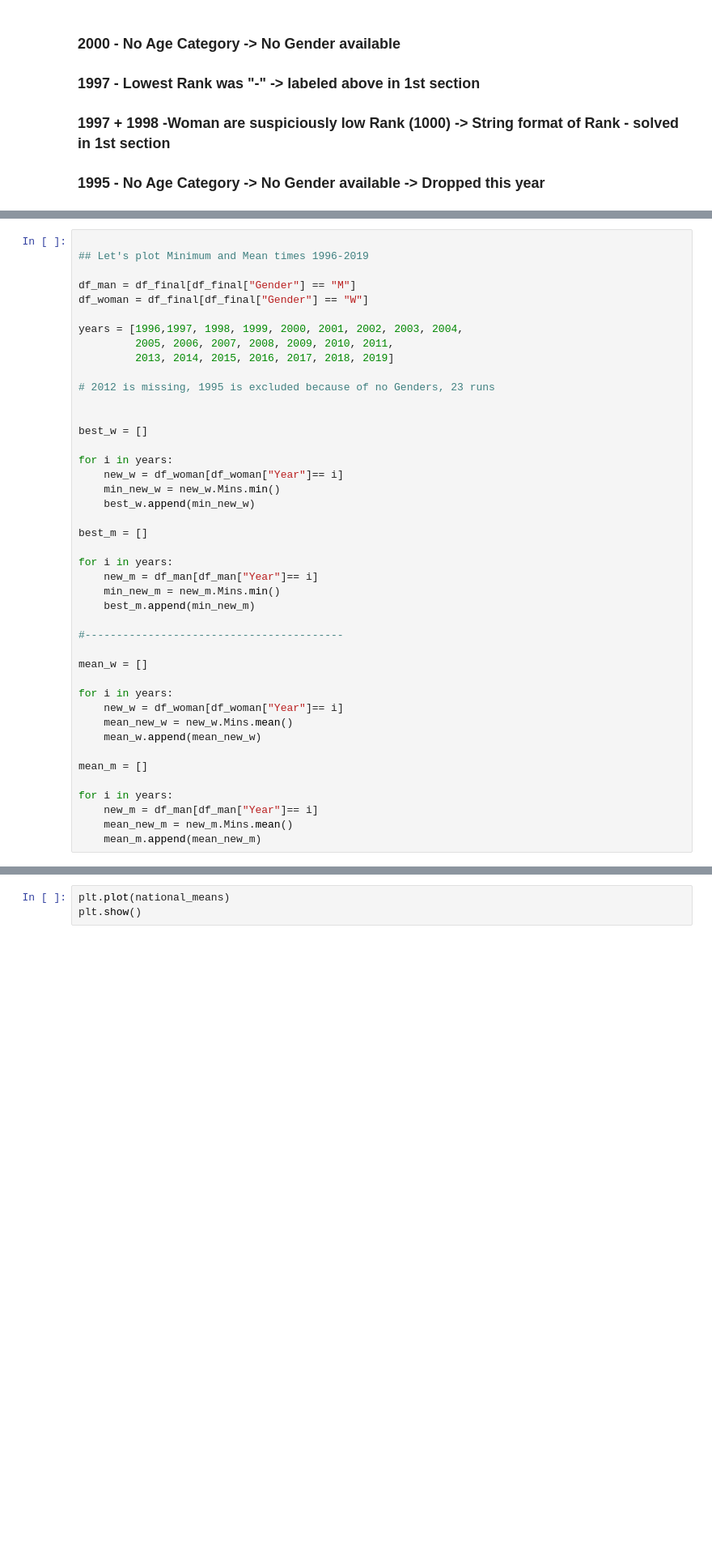
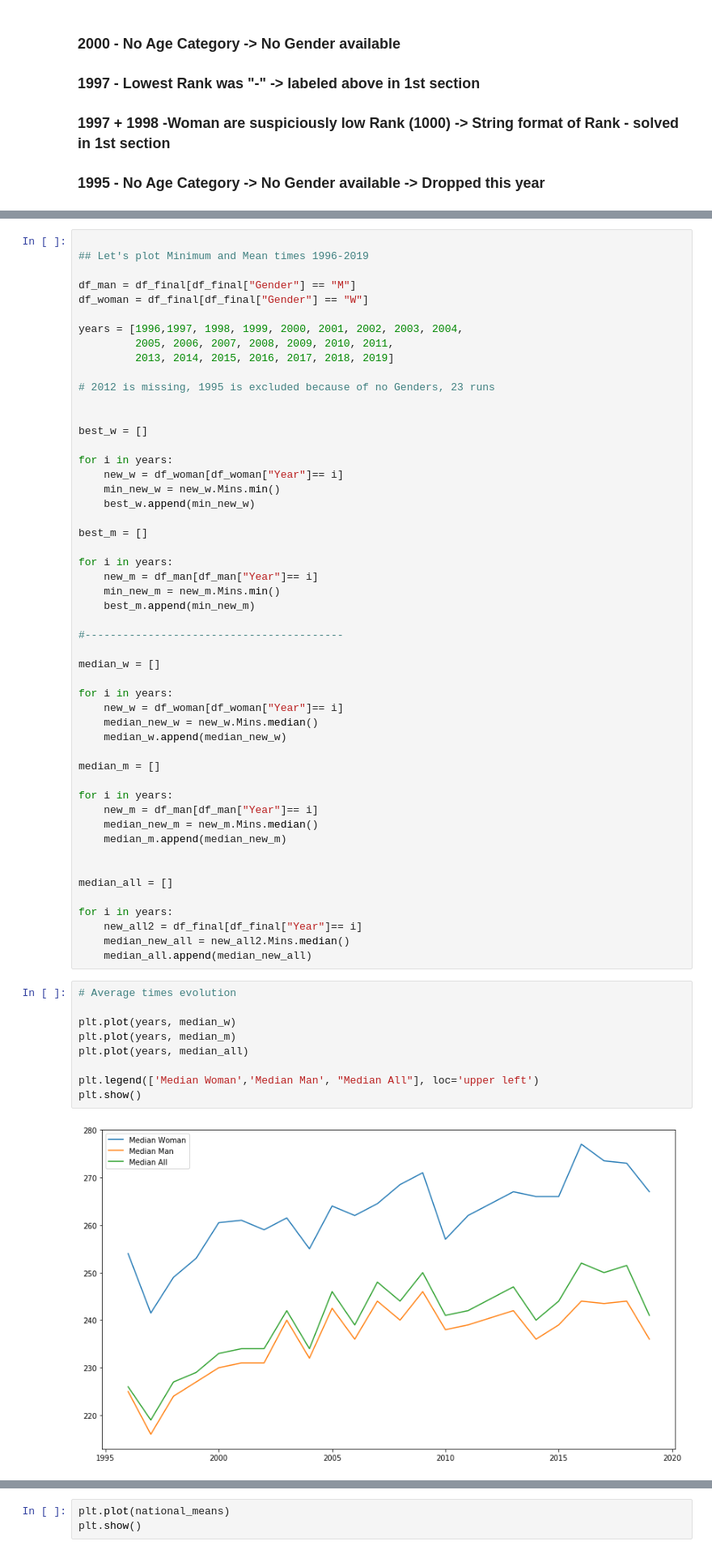
Before and after one commit to mrkoubek/Marathon-results-analysis, a Jupyter notebook: Data Analysis/Marathon_results_analysis.ipynb, the cells around one changed output, grey strips where cells are left out. Shown: that part at 81% size. Cells and saved outputs as stored; diff of their text form; blank space fills up the shorter version.

```diff
--- a/Data Analysis/Marathon_results_analysis.ipynb
+++ b/Data Analysis/Marathon_results_analysis.ipynb
@@ -461,17 +514,36 @@ for i in years:
 
 #-----------------------------------------
 
-mean_w = []
+median_w = []
 
 for i in years:
     new_w = df_woman[df_woman["Year"]== i]
-    mean_new_w = new_w.Mins.mean()
-    mean_w.append(mean_new_w)
+    median_new_w = new_w.Mins.median()
+    median_w.append(median_new_w)
 
-mean_m = []
+median_m = []
 
 for i in years:
     new_m = df_man[df_man["Year"]== i]
-    mean_new_m = new_m.Mins.mean()
-    mean_m.append(mean_new_m)
+    median_new_m = new_m.Mins.median()
+    median_m.append(median_new_m)
+
+
+median_all = []
+
+for i in years:
+    new_all2 = df_final[df_final["Year"]== i]
+    median_new_all = new_all2.Mins.median()
+    median_all.append(median_new_all)
+# %%
+# Average times evolution
+
+plt.plot(years, median_w)
+plt.plot(years, median_m)
+plt.plot(years, median_all)
+
+plt.legend(['Median Woman','Median Man', "Median All"], loc='upper left')
+plt.show()
+# %% [output]
+[figure, added]
 # %%
```
Also changed, not shown: parts of 28 cells of this notebook.
